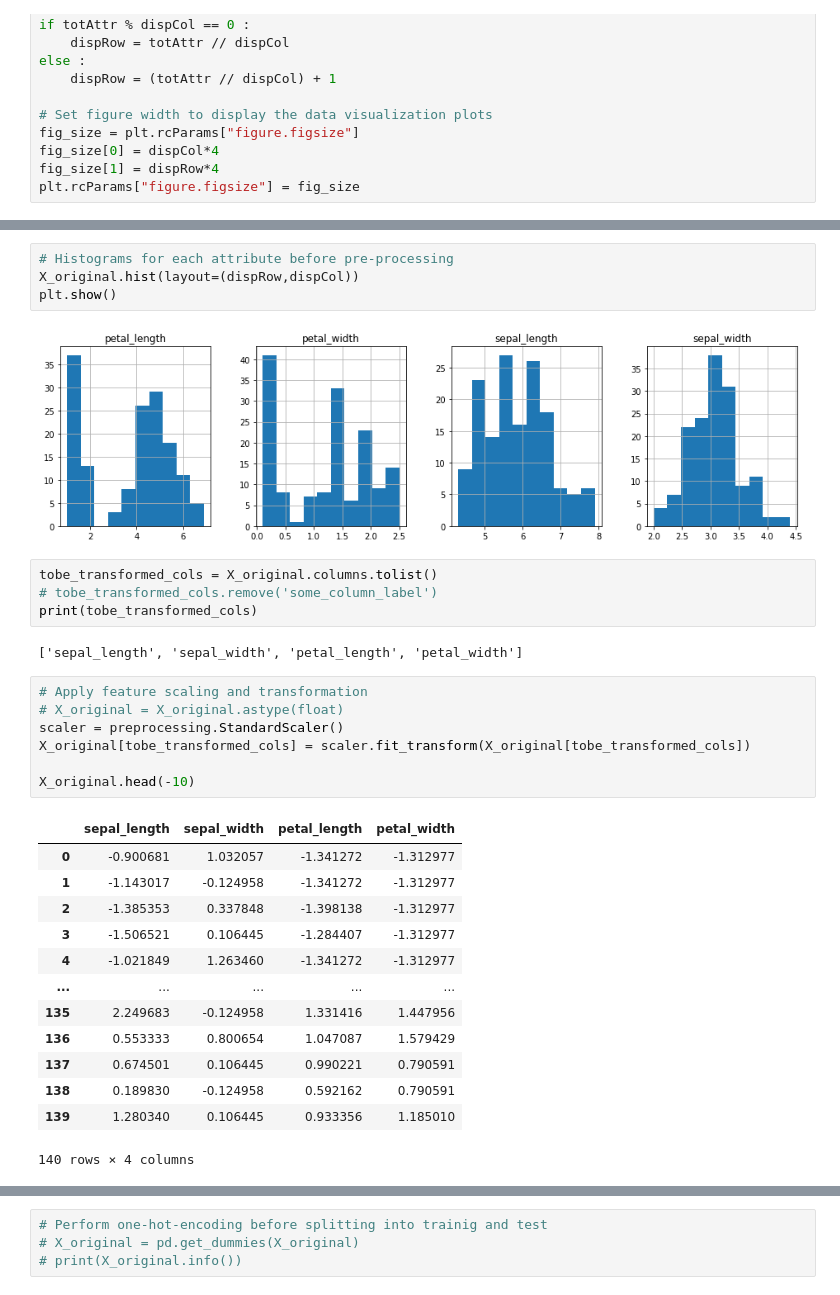
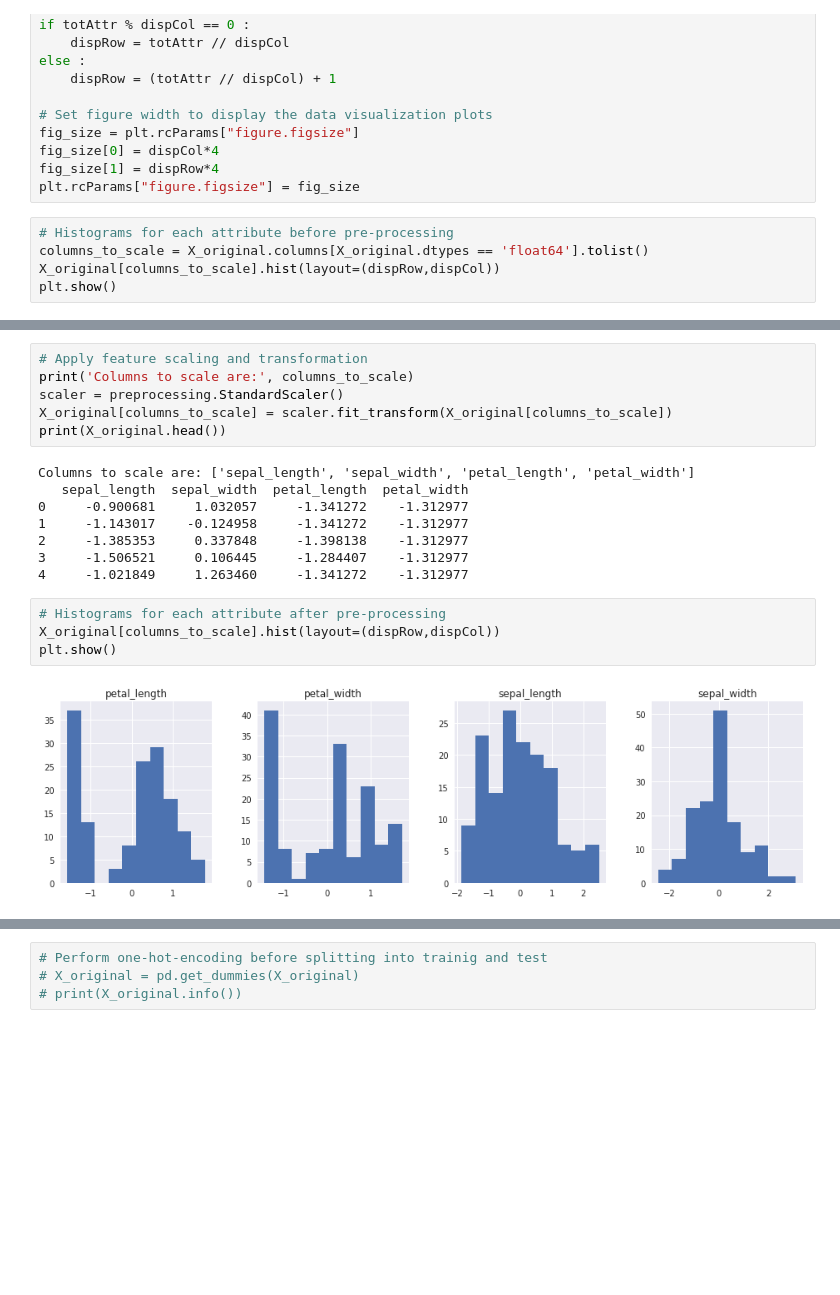
Before and after one commit to daines-analytics/deep-learning-projects, a Jupyter notebook: _py-project-templates/py_tensorflow_multiclass_tabular_data_example.ipynb, the cells around one changed output, grey strips where cells are left out. Cells and saved outputs as stored; diff of their text form; blank space fills up the shorter version.

```diff
--- a/_py-project-templates/py_tensorflow_multiclass_tabular_data_example.ipynb
+++ b/_py-project-templates/py_tensorflow_multiclass_tabular_data_example.ipynb
@@ -293,3 +324,8 @@ fig_size = plt.rcParams["figure.figsize"]
 fig_size[0] = dispCol*4
 fig_size[1] = dispRow*4
 plt.rcParams["figure.figsize"] = fig_size
+# %%
+# Histograms for each attribute before pre-processing
+columns_to_scale = X_original.columns[X_original.dtypes == 'float64'].tolist()
+X_original[columns_to_scale].hist(layout=(dispRow,dispCol))
+plt.show()
@@ -296,33 +334,20 @@ plt.rcParams["figure.figsize"] = fig_size
+# %%
+# Apply feature scaling and transformation
+print('Columns to scale are:', columns_to_scale)
+scaler = preprocessing.StandardScaler()
+X_original[columns_to_scale] = scaler.fit_transform(X_original[columns_to_scale])
+print(X_original.head())
+# %% [output]
+Columns to scale are: ['sepal_length', 'sepal_width', 'petal_length', 'petal_width']
+   sepal_length  sepal_width  petal_length  petal_width
+0     -0.900681     1.032057     -1.341272    -1.312977
+1     -1.143017    -0.124958     -1.341272    -1.312977
+2     -1.385353     0.337848     -1.398138    -1.312977
+3     -1.506521     0.106445     -1.284407    -1.312977
+4     -1.021849     1.263460     -1.341272    -1.312977
 # %%
-# Histograms for each attribute before pre-processing
-X_original.hist(layout=(dispRow,dispCol))
+# Histograms for each attribute after pre-processing
+X_original[columns_to_scale].hist(layout=(dispRow,dispCol))
 plt.show()
 # %% [output]
-[figure, old version]
+[figure, new version]
-# %%
-tobe_transformed_cols = X_original.columns.tolist()
-# tobe_transformed_cols.remove('some_column_label')
-print(tobe_transformed_cols)
-# %% [output]
-['sepal_length', 'sepal_width', 'petal_length', 'petal_width']
-# %%
-# Apply feature scaling and transformation
-# X_original = X_original.astype(float)
-scaler = preprocessing.StandardScaler()
-X_original[tobe_transformed_cols] = scaler.fit_transform(X_original[tobe_transformed_cols])
-
-X_original.head(-10)
-# %% [output]
-|  | sepal_length | sepal_width | petal_length | petal_width |
-| 0 | -0.900681 | 1.032057 | -1.341272 | -1.312977 |
-| 1 | -1.143017 | -0.124958 | -1.341272 | -1.312977 |
-| 2 | -1.385353 | 0.337848 | -1.398138 | -1.312977 |
-| 3 | -1.506521 | 0.106445 | -1.284407 | -1.312977 |
-| 4 | -1.021849 | 1.263460 | -1.341272 | -1.312977 |
-| ... | ... | ... | ... | ... |
-| 135 | 2.249683 | -0.124958 | 1.331416 | 1.447956 |
-| 136 | 0.553333 | 0.800654 | 1.047087 | 1.579429 |
-| 137 | 0.674501 | 0.106445 | 0.990221 | 0.790591 |
-| 138 | 0.189830 | -0.124958 | 0.592162 | 0.790591 |
-| 139 | 1.280340 | 0.106445 | 0.933356 | 1.185010 |
-140 rows × 4 columns
```
Also changed, not shown: parts of 35 cells of this notebook, 4 other files.
